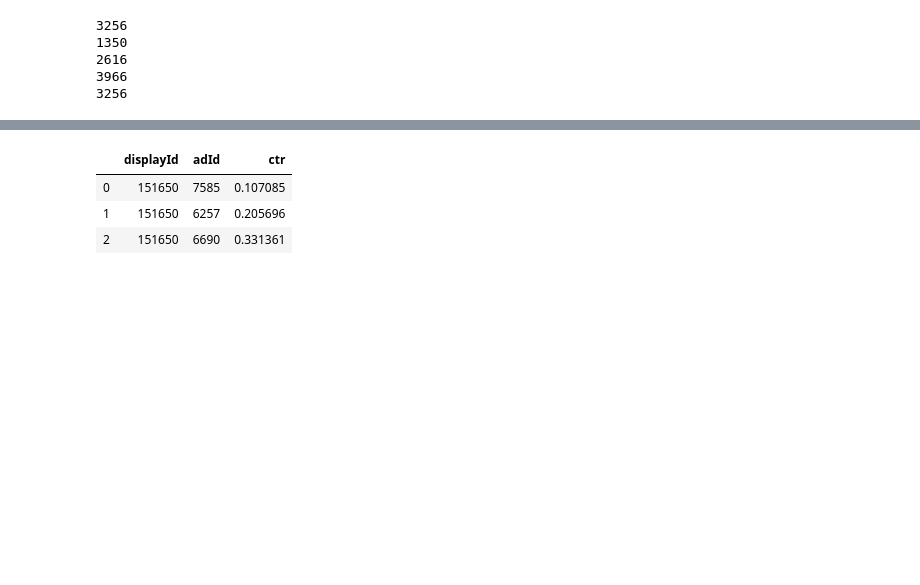
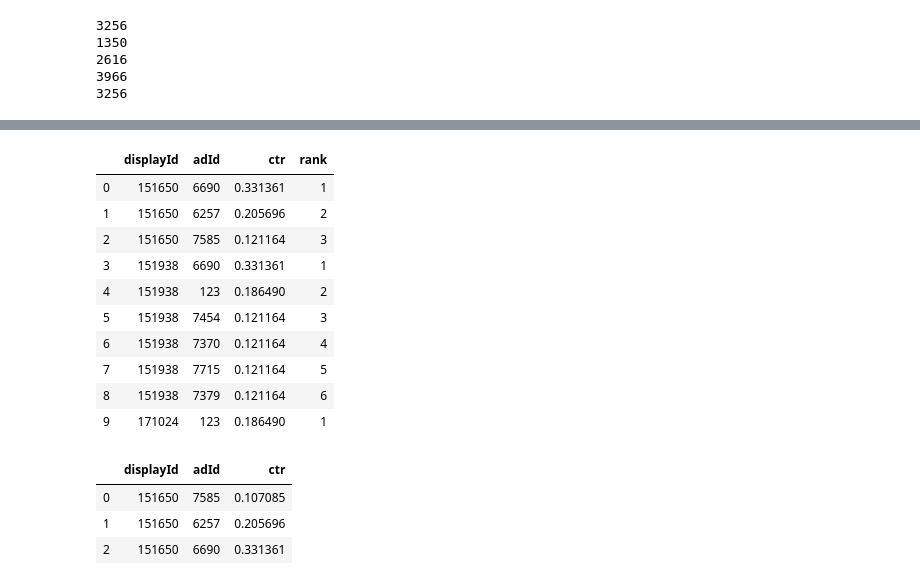
Before and after one commit to sajjad-yazdanparast/data-days, a Jupyter notebook: main.ipynb, the cells around one changed output, grey strips where cells are left out. Saved outputs shown, nothing was run; the diff lists cells and outputs as text; code cells hidden in the pictures; blank space fills up the shorter version.

Commit message:
i created real_sub_df and submited that with minimum ranking for unknown ads

```diff
--- a/main.ipynb
+++ b/main.ipynb
@@ -70,5 +70,3 @@ MERGING AD, AD_TITLE AND AD_IMAGE ENTITIES
 
 
 ad_image = pd.read_pickle('/media/sajjad/New Volume/Dataset/datadays2020_contest_public_dataset/ad_image2.pkl')
-# %%
-pp = pd.read_pickle('/media/sajjad/New Volume/Dataset/datadays2020_contest_public_dataset/ctr_ad.pkl')
@@ -319,0 +220,20 @@ sub_df.head(30)
+# %%
+# SORTING SUB_DF AND SAVE IT TO REAL_SUB_DF DATASET
+
+import time
+stime = time.time()
+display_ids = sub_df['displayId'].unique()
+sorted_rows = []
+for id_ in display_ids :
+    pp = sub_df[sub_df['displayId']==id_].sort_values(['ctr'],ascending=0).values
+    for row in pp :
+        sorted_rows.append(row)
+
+
+real_sub_df = pd.DataFrame(sorted_rows,columns=['displayId','adId','ctr'])
+real_sub_df.displayId = real_sub_df.displayId.astype(np.int64)
+real_sub_df.adId = real_sub_df.adId.astype(np.int64)
+ftime = time.time()
+
+print(ftime - stime)
+real_sub_df
@@ -319,0 +266,23 @@ sub_df.head(30)
+# %%
+display_ids = real_sub_df['displayId'].unique()
+ranks = []
+
+for id_ in display_ids:
+    size = len(real_sub_df[real_sub_df['displayId']==id_])+1
+    for j in range(1,size):
+        ranks.append(j)
+
+real_sub_df['rank'] = ranks
+real_sub_df.head(10)
+# %% [output]
+|  | displayId | adId | ctr | rank |
+| 0 | 151650 | 6690 | 0.331361 | 1 |
+| 1 | 151650 | 6257 | 0.205696 | 2 |
+| 2 | 151650 | 7585 | 0.121164 | 3 |
+| 3 | 151938 | 6690 | 0.331361 | 1 |
+| 4 | 151938 | 123 | 0.186490 | 2 |
+| 5 | 151938 | 7454 | 0.121164 | 3 |
+| 6 | 151938 | 7370 | 0.121164 | 4 |
+| 7 | 151938 | 7715 | 0.121164 | 5 |
+| 8 | 151938 | 7379 | 0.121164 | 6 |
+| 9 | 171024 | 123 | 0.186490 | 1 |
```
Also changed, not shown: parts of 19 cells of this notebook.
